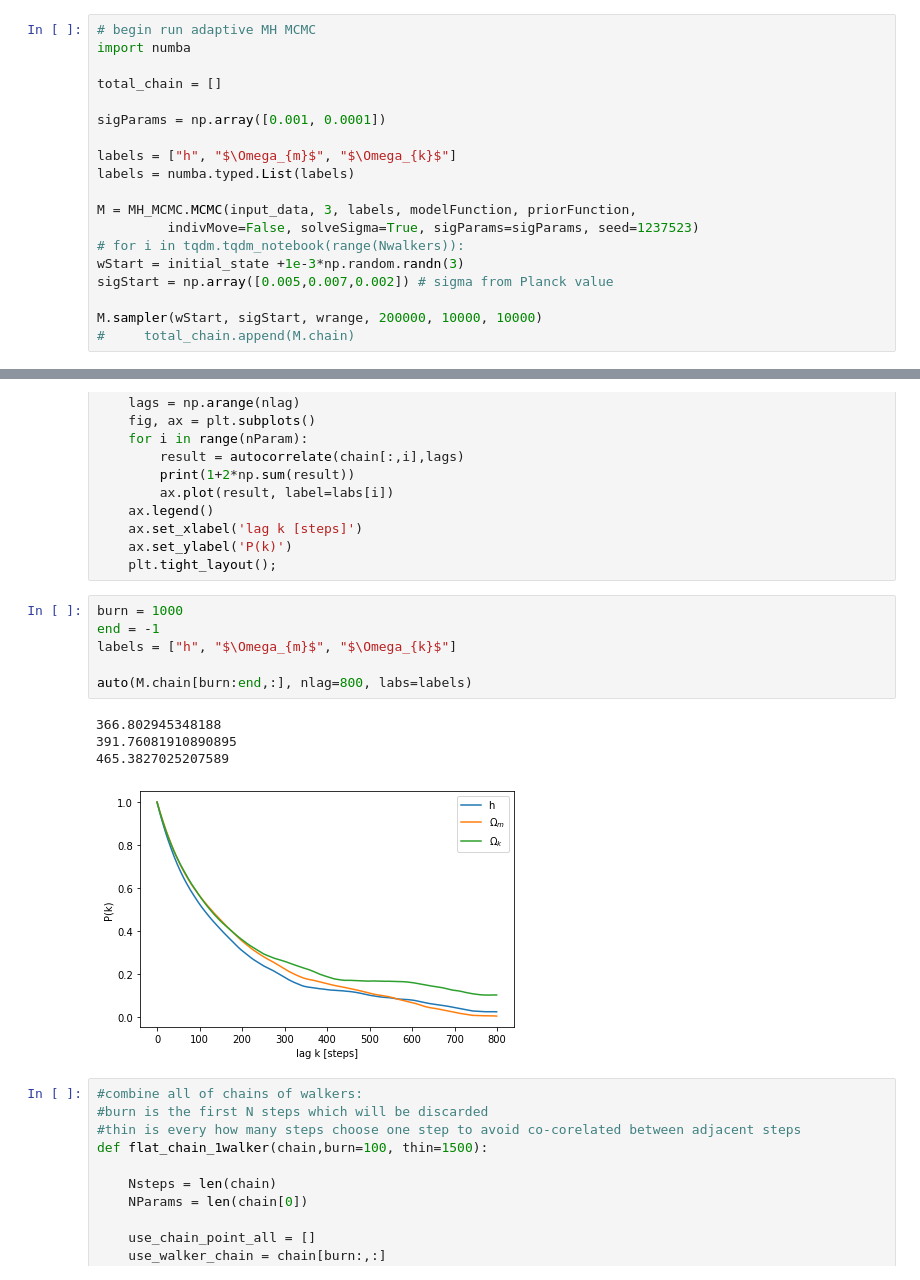
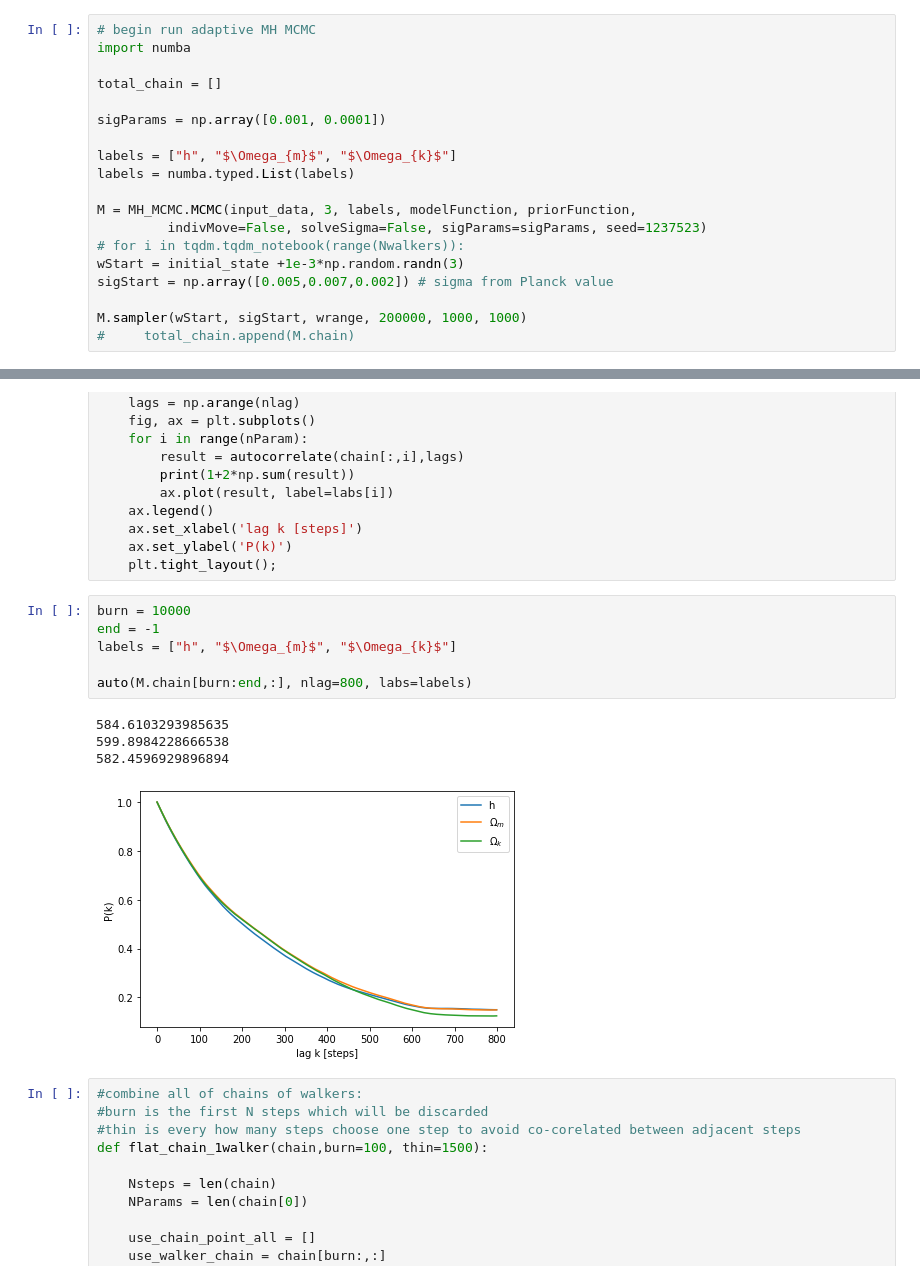
Before and after one commit to jadamo/Astro-513-Final-Project, a Jupyter notebook: Metropolis_MCMC_cosmo.ipynb, the cells around one changed output, grey strips where cells are left out. Cells and saved outputs as stored; diff of their text form.

```diff
--- a/Metropolis_MCMC_cosmo.ipynb
+++ b/Metropolis_MCMC_cosmo.ipynb
@@ -541,12 +506,12 @@ labels = ["h", "$\Omega_{m}$", "$\Omega_{k}$"]
 labels = numba.typed.List(labels)
 
 M = MH_MCMC.MCMC(input_data, 3, labels, modelFunction, priorFunction,
-         indivMove=False, solveSigma=True, sigParams=sigParams, seed=1237523)
+         indivMove=False, solveSigma=False, sigParams=sigParams, seed=1237523)
 # for i in tqdm.tqdm_notebook(range(Nwalkers)):
 wStart = initial_state +1e-3*np.random.randn(3)
 sigStart = np.array([0.005,0.007,0.002]) # sigma from Planck value
 
-M.sampler(wStart, sigStart, wrange, 200000, 10000, 10000)
+M.sampler(wStart, sigStart, wrange, 200000, 1000, 1000)
 #     total_chain.append(M.chain)
 # %% [output]
 [interactive output not drawn]
@@ -606,16 +571,16 @@ def auto(chain, nlag, labs):
     ax.set_ylabel('P(k)')
     plt.tight_layout();
 # %%
-burn = 1000
+burn = 10000
 end = -1
 labels = ["h", "$\Omega_{m}$", "$\Omega_{k}$"]
 
 auto(M.chain[burn:end,:], nlag=800, labs=labels)
 # %% [output]
-366.802945348188
-391.76081910890895
-465.3827025207589
+584.6103293985635
+599.8984228666538
+582.4596929896894
-[figure, old version]
+[figure, new version]
 # %%
 #combine all of chains of walkers:
 #burn is the first N steps which will be discarded
```
Also changed, not shown: parts of 12 cells of this notebook, 2 other files.
